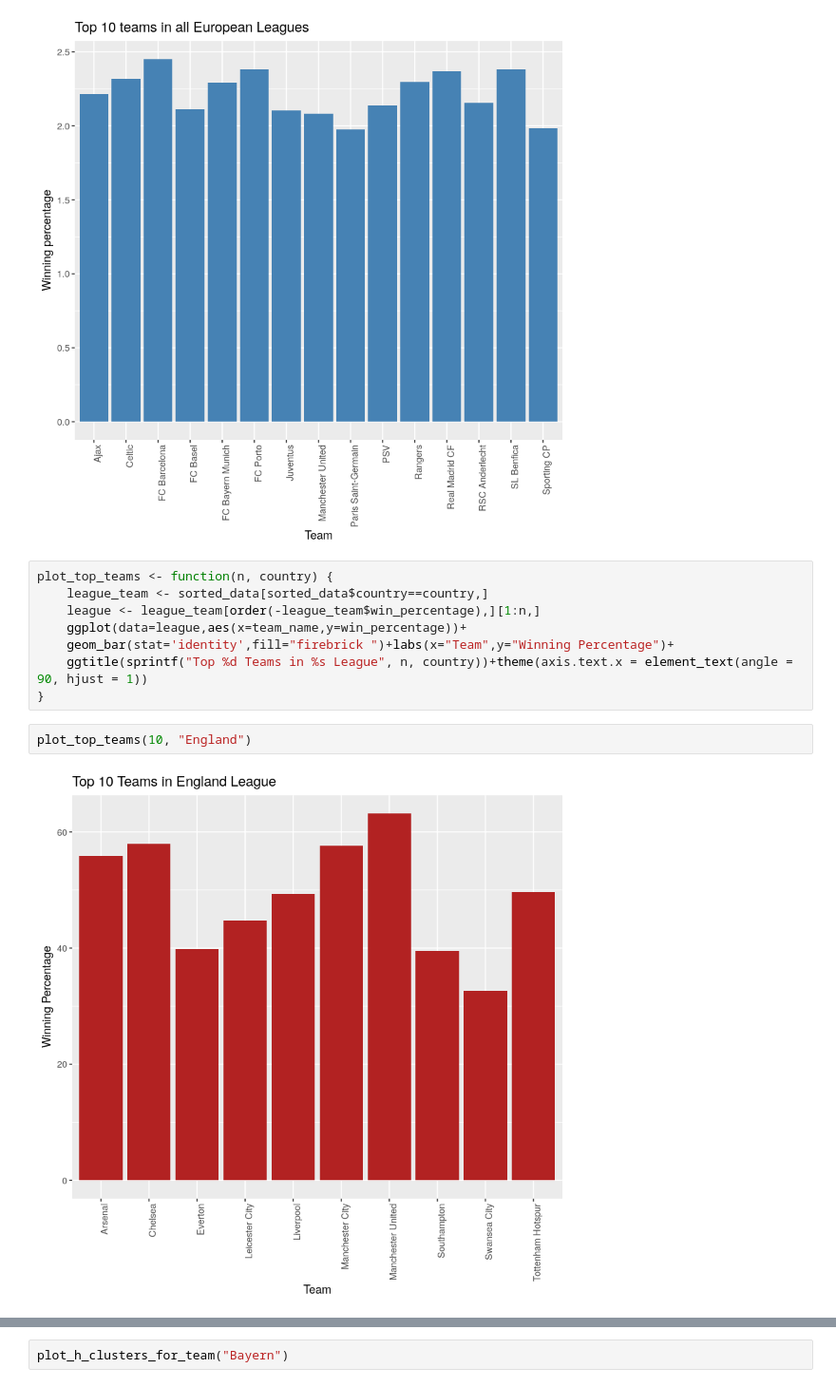
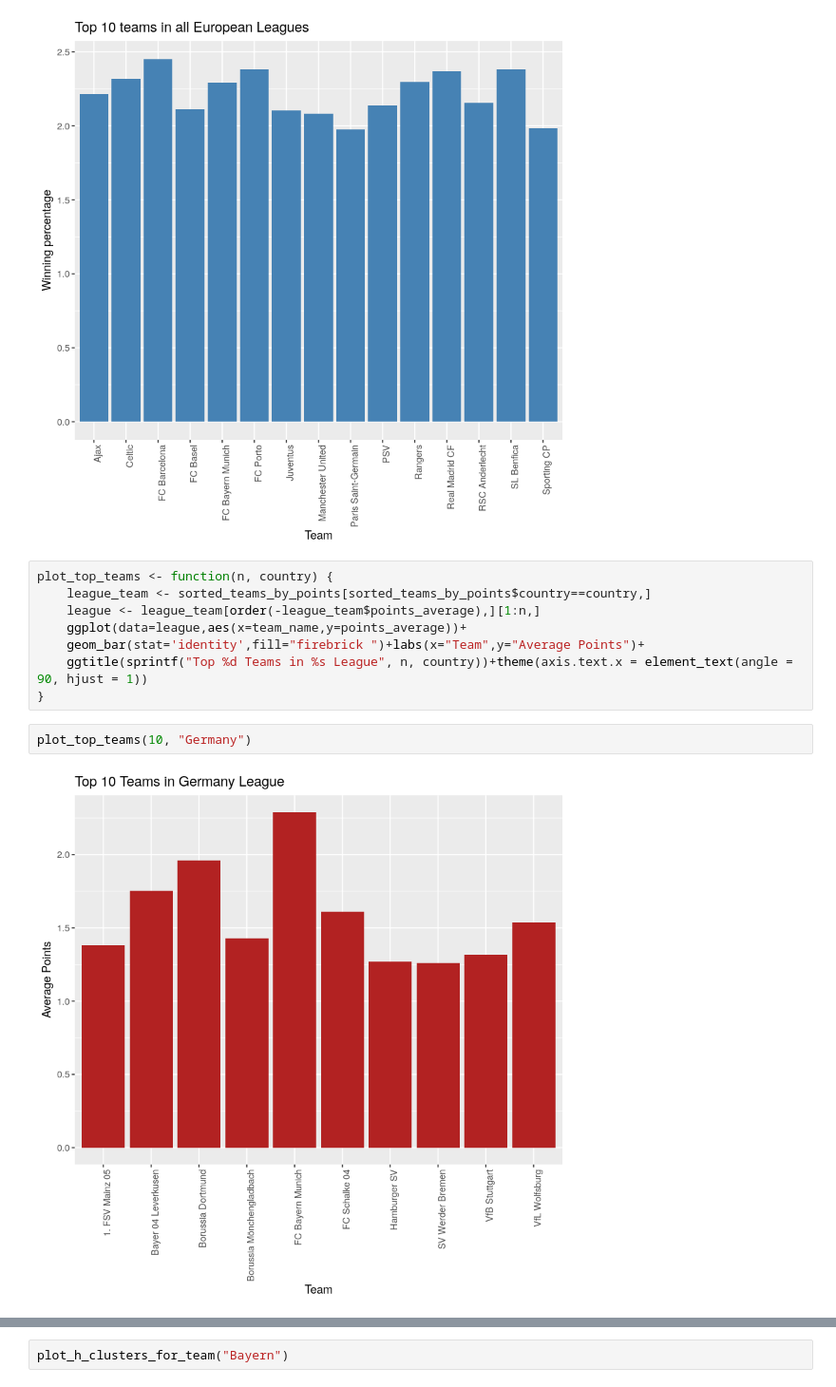
Before and after one commit to alexandruionascu/uvt, a Jupyter notebook: data_analysis_R/Project.ipynb, the cells around one changed output, grey strips where cells are left out. Shown at 95% size. Drawn from its saved outputs; the diff is of its cells as text.

```diff
--- a/data_analysis_R/Project.ipynb
+++ b/data_analysis_R/Project.ipynb
@@ -190,16 +190,16 @@ ggtitle("Top 10 teams in all European Leagues")+theme(axis.text.x = element_text
 [figure]
 # %%
 plot_top_teams <- function(n, country) {
-    league_team <- sorted_data[sorted_data$country==country,]
-    league <- league_team[order(-league_team$win_percentage),][1:n,]
-    ggplot(data=league,aes(x=team_name,y=win_percentage))+
-    geom_bar(stat='identity',fill="firebrick ")+labs(x="Team",y="Winning Percentage")+
+    league_team <- sorted_teams_by_points[sorted_teams_by_points$country==country,]
+    league <- league_team[order(-league_team$points_average),][1:n,]
+    ggplot(data=league,aes(x=team_name,y=points_average))+
+    geom_bar(stat='identity',fill="firebrick ")+labs(x="Team",y="Average Points")+
     ggtitle(sprintf("Top %d Teams in %s League", n, country))+theme(axis.text.x = element_text(angle = 90, hjust = 1))
 }
 # %%
-plot_top_teams(10, "England")
+plot_top_teams(10, "Germany")
 # %% [output]
-[figure, old version]
+[figure, new version]
 # %%
 get_team_players_by_name <- function(team_name) {
     query <- paste0("SELECT * FROM Team WHERE team_long_name LIKE '%", team_name, "%'")
```
Also changed, not shown: parts of 7 cells of this notebook.
